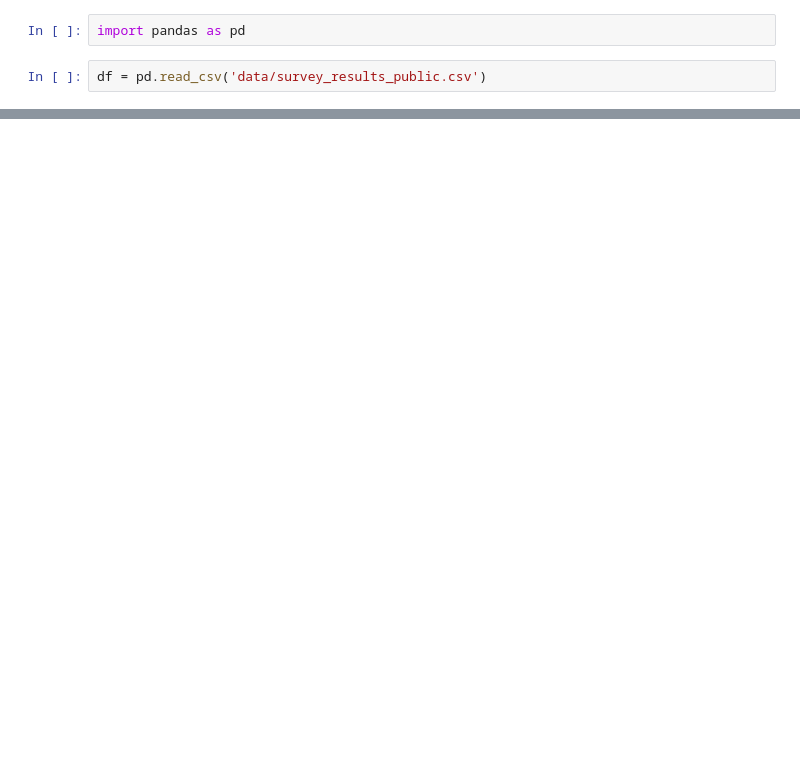
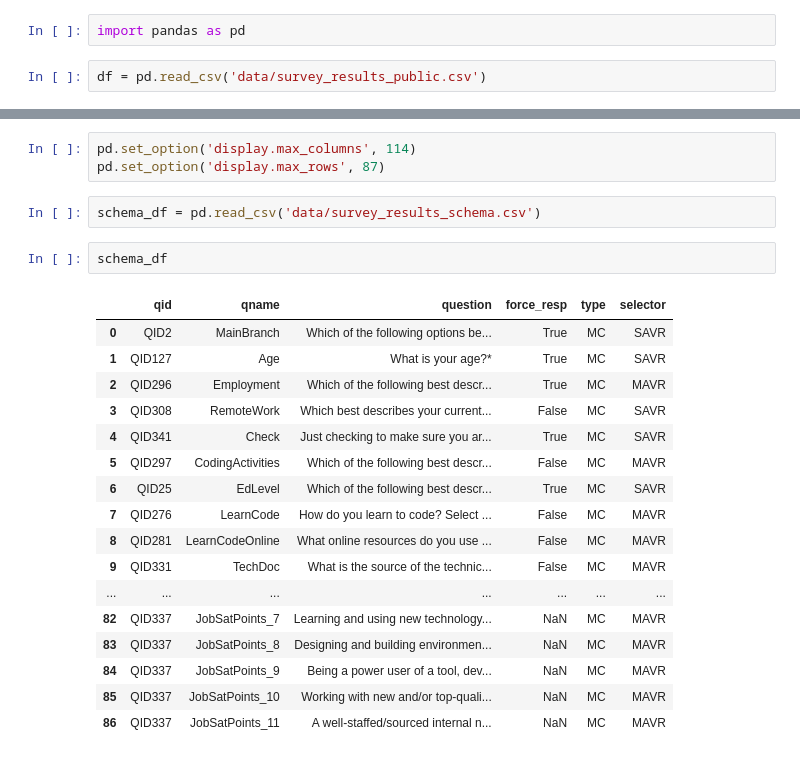
Before and after one commit to nishanlimbuchemjong/Pandas-for-AI-ML, a Jupyter notebook: Pandas_for_AI_&_ML.ipynb, the cells around one changed output, grey strips where cells are left out. Drawn from its saved outputs; the diff is of its cells as text; blank space fills up the shorter version.

```diff
--- a/Pandas_for_AI_&_ML.ipynb
+++ b/Pandas_for_AI_&_ML.ipynb
@@ -4,0 +22,25 @@ df = pd.read_csv('data/survey_results_public.csv')
+# %%
+pd.set_option('display.max_columns', 114)
+pd.set_option('display.max_rows', 87)
+# %%
+schema_df = pd.read_csv('data/survey_results_schema.csv')
+# %%
+schema_df
+# %% [output]
+|  | qid | qname | question | force_resp | type | selector |
+| 0 | QID2 | MainBranch | Which of the following options be... | True | MC | SAVR |
+| 1 | QID127 | Age | What is your age?* | True | MC | SAVR |
+| 2 | QID296 | Employment | Which of the following best descr... | True | MC | MAVR |
+| 3 | QID308 | RemoteWork | Which best describes your current... | False | MC | SAVR |
+| 4 | QID341 | Check | Just checking to make sure you ar... | True | MC | SAVR |
+| 5 | QID297 | CodingActivities | Which of the following best descr... | False | MC | MAVR |
+| 6 | QID25 | EdLevel | Which of the following best descr... | True | MC | SAVR |
+| 7 | QID276 | LearnCode | How do you learn to code? Select ... | False | MC | MAVR |
+| 8 | QID281 | LearnCodeOnline | What online resources do you use ... | False | MC | MAVR |
+| 9 | QID331 | TechDoc | What is the source of the technic... | False | MC | MAVR |
+| ... | ... | ... | ... | ... | ... | ... |
+| 82 | QID337 | JobSatPoints_7 | Learning and using new technology... | NaN | MC | MAVR |
+| 83 | QID337 | JobSatPoints_8 | Designing and building environmen... | NaN | MC | MAVR |
+| 84 | QID337 | JobSatPoints_9 | Being a power user of a tool, dev... | NaN | MC | MAVR |
+| 85 | QID337 | JobSatPoints_10 | Working with new and/or top-quali... | NaN | MC | MAVR |
+| 86 | QID337 | JobSatPoints_11 | A well-staffed/sourced internal n... | NaN | MC | MAVR |
```
Also changed, not shown: parts of 8 cells of this notebook.
